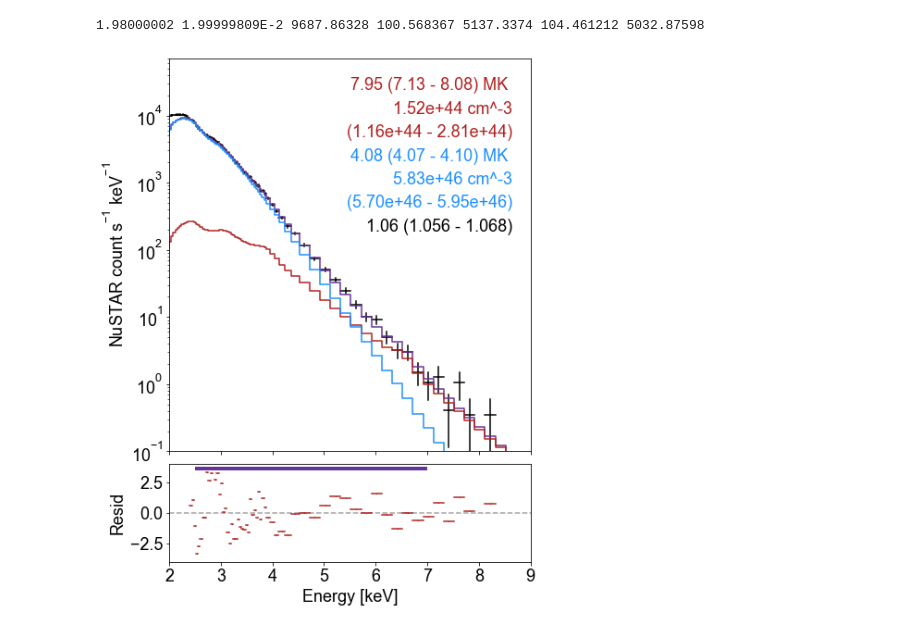
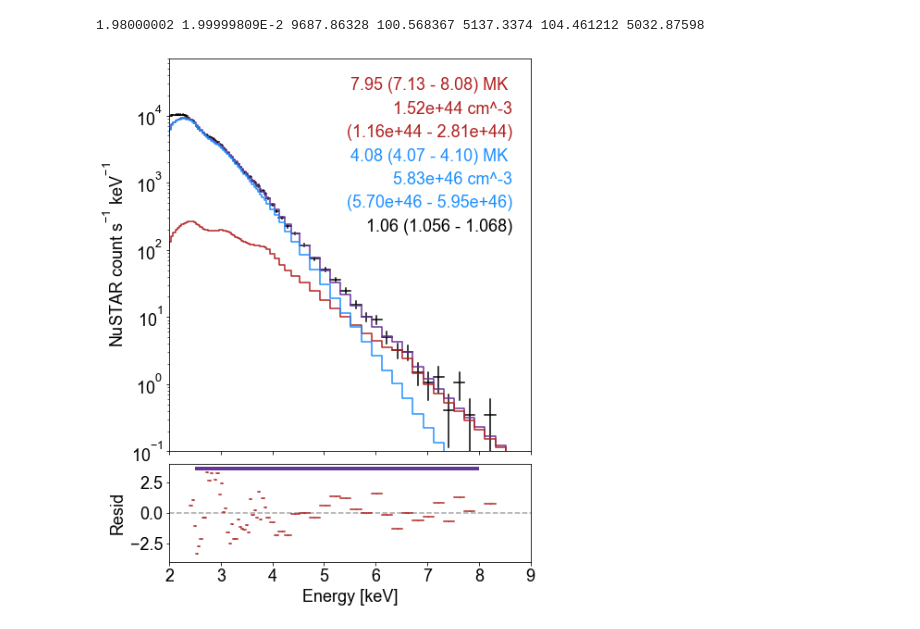
Before and after one commit to ianan/nustar_sac, a Jupyter notebook: xspec/plot_xspec_th2f2prb.ipynb, the cells around one changed output. Saved outputs shown, nothing was run; the diff lists cells and outputs as text; code cells hidden in the pictures.

```diff
--- a/xspec/plot_xspec_th2f2prb.ipynb
+++ b/xspec/plot_xspec_th2f2prb.ipynb
@@ -141,35 +141,33 @@ param_labelem1=f'{em1:5.2e} cm^-3'
 param_labelem2=f'{em2:5.2e} cm^-3'
 param_labelem1err=f'({em1_cr[0]:5.2e} - {em1_cr[1]:5.2e})'
 param_labelem2err=f'({em2_cr[0]:5.2e} - {em2_cr[1]:5.2e})'
 param_fac=f'{fac:4.2f} ({fac_cr[0]:4.3f} - {fac_cr[1]:4.3f})'
 
 axs[0].text(0.95,0.92,param_labelt1,color='firebrick',ha='right',transform=axs[0].transAxes)
 axs[0].text(0.95,0.86,param_labelem1,color='firebrick',ha='right',transform=axs[0].transAxes)
 axs[0].text(0.95,0.80,param_labelem1err,color='firebrick',ha='right',transform=axs[0].transAxes)
 
 axs[0].text(0.95,0.74,param_labelt2,color='dodgerblue',ha='right',transform=axs[0].transAxes)
 axs[0].text(0.95,0.68,param_labelem2,color='dodgerblue',ha='right',transform=axs[0].transAxes)
 axs[0].text(0.95,0.62,param_labelem2err,color='dodgerblue',ha='right',transform=axs[0].transAxes)
 axs[0].text(0.95,0.56,param_fac,color='k',ha='right',transform=axs[0].transAxes)
 
-# You need to specify this yourself
-fiter=[2.5,7.0]
-# axs[0].plot([fiter[0],fiter[0]],[ylim[0],10**(0.8*np.log10(ylim[1]))],':',color='grey')
-# axs[0].plot([fiter[1],fiter[1]],[ylim[0],10**(0.8*np.log10(ylim[1]))],':',color='grey')
+# You need to specify this yourself - value from xspec script
+fiter=[2.5,8.0]
 
 # Calculate and plot the residuals on the bottom plot
 resid=(data_ld-mod_ld)/edata_ld
 axs[1].plot(eng_ld,resid,'.',ms=0.5,color='k')
 axs[1].set_ylim(yrlim)
 axs[1].set_xlabel('Energy [keV]')
 # axs[1].plot(xlim,[0,0],'--',color='grey')
 for i in np.arange(len(data_ld)):
     axs[1].plot([eng_ld[i]-deng_ld[i],eng_ld[i]+deng_ld[i]],[resid[i],resid[i]],color='firebrick')
 
 axs[1].hlines(0.0,xlim[0],xlim[1],color='grey',linestyle='--',alpha=0.7)
 axs[1].hlines(yrlim[1]*0.9,fiter[0],fiter[1],color='rebeccapurple',lw=4)
 
 axs[1].set_ylabel('Resid')
 plt.show()
 # %% [output]
-[figure, old version]
+[figure, new version]
```
